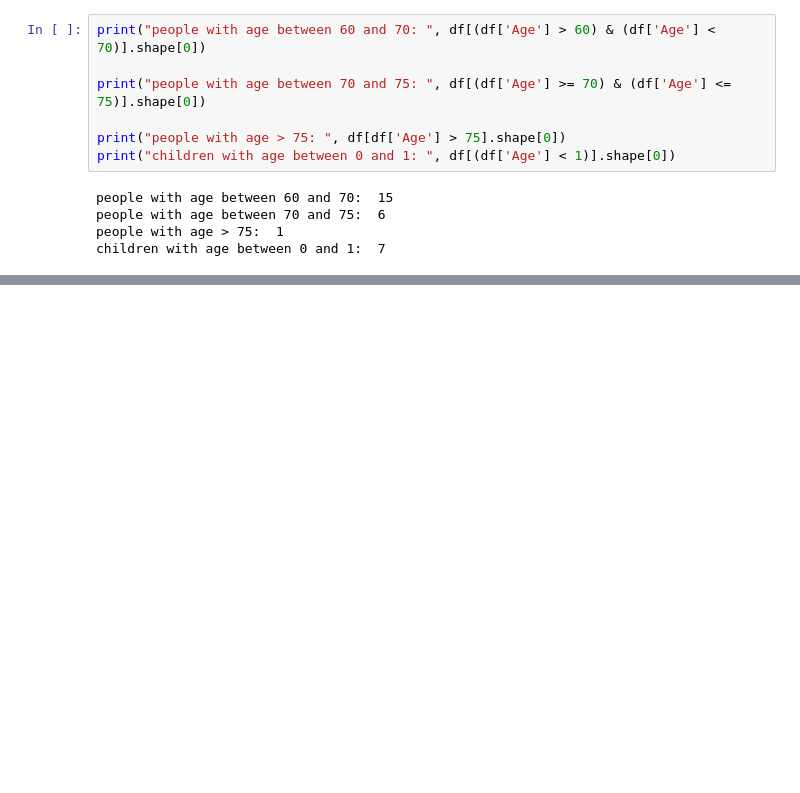
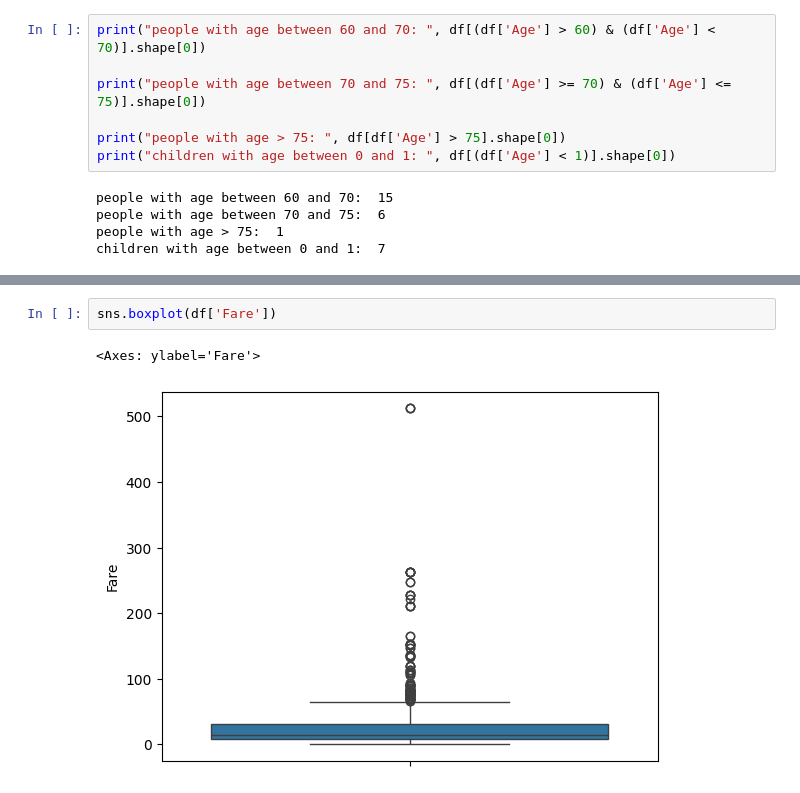
Before and after one commit to shahpranshu27/HandsOn_ML, a Jupyter notebook: EDA_Titanic.ipynb, the cells around one changed output, grey strips where cells are left out. Saved outputs shown, nothing was run; the diff lists cells and outputs as text; blank space fills up the shorter version.

```diff
--- a/EDA_Titanic.ipynb
+++ b/EDA_Titanic.ipynb
@@ -413,0 +442,5 @@ children with age between 0 and 1:  7
+# %%
+sns.boxplot(df['Fare'])
+# %% [output]
+<Axes: ylabel='Fare'>
+[figure, added]
```
Also changed, not shown: parts of 21 cells of this notebook.
